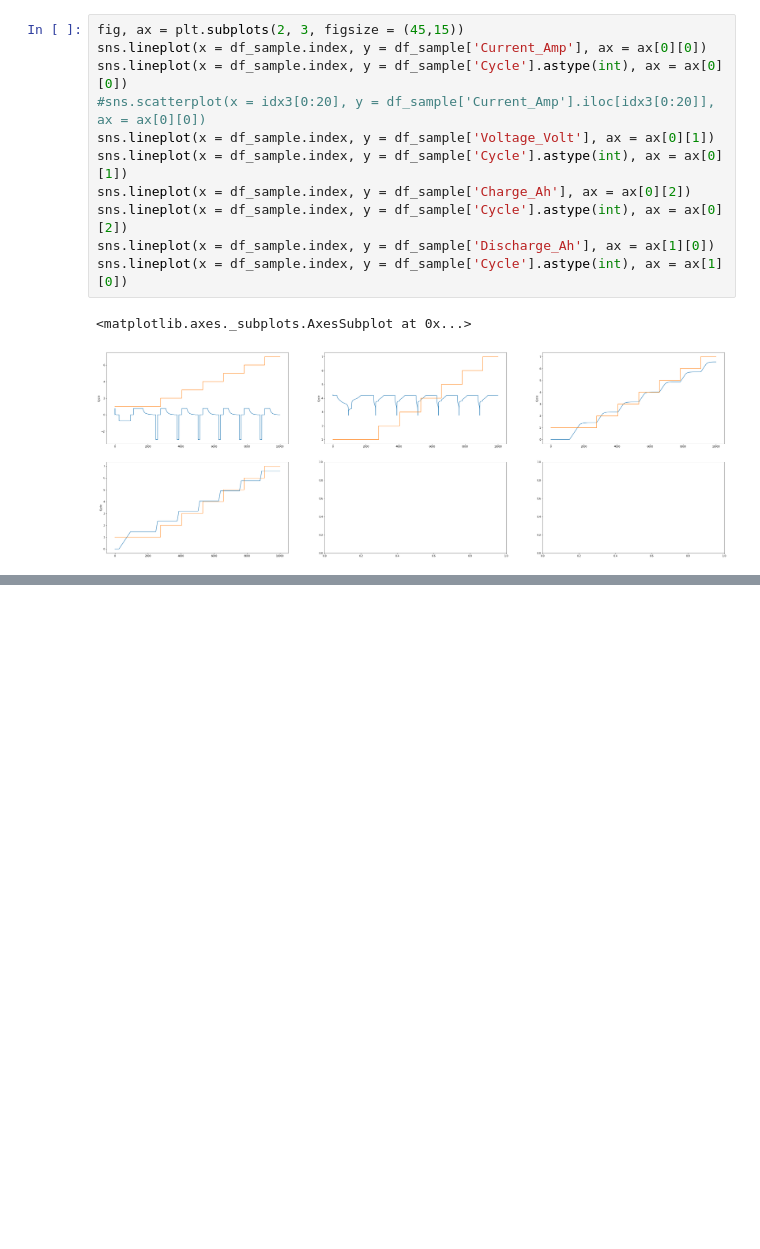
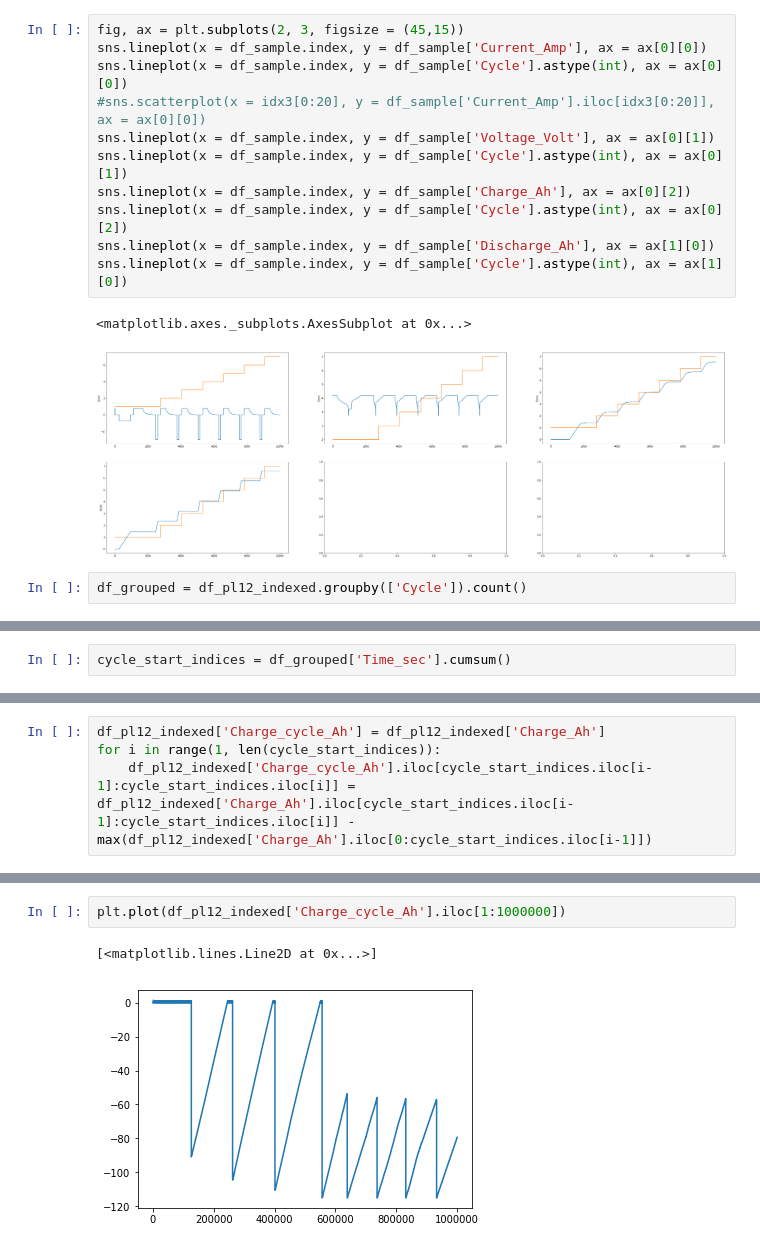
Before and after one commit to chintanp/BattDeg, a Jupyter notebook: scripts/data_exploration.ipynb, the cells around one changed output, grey strips where cells are left out. Saved outputs shown, nothing was run; the diff lists cells and outputs as text; blank space fills up the shorter version.

Commit message:
WIP charge per cycle

```diff
--- a/scripts/data_exploration.ipynb
+++ b/scripts/data_exploration.ipynb
@@ -199,3 +172,5 @@ sns.lineplot(x = df_sample.index, y = df_sample['Cycle'].astype(int), ax = ax[1]
 # %% [output]
 <matplotlib.axes._subplots.AxesSubplot at 0x...>
 [figure]
+# %%
+df_grouped = df_pl12_indexed.groupby(['Cycle']).count()
@@ -201,0 +198,2 @@ sns.lineplot(x = df_sample.index, y = df_sample['Cycle'].astype(int), ax = ax[1]
+# %%
+cycle_start_indices = df_grouped['Time_sec'].cumsum()
@@ -201,0 +208,4 @@ sns.lineplot(x = df_sample.index, y = df_sample['Cycle'].astype(int), ax = ax[1]
+# %%
+df_pl12_indexed['Charge_cycle_Ah'] = df_pl12_indexed['Charge_Ah']
+for i in range(1, len(cycle_start_indices)):
+    df_pl12_indexed['Charge_cycle_Ah'].iloc[cycle_start_indices.iloc[i-1]:cycle_start_indices.iloc[i]] =  df_pl12_indexed['Charge_Ah'].iloc[cycle_start_indices.iloc[i-1]:cycle_start_indices.iloc[i]] - max(df_pl12_indexed['Charge_Ah'].iloc[0:cycle_start_indices.iloc[i-1]])
@@ -201,0 +226,5 @@ sns.lineplot(x = df_sample.index, y = df_sample['Cycle'].astype(int), ax = ax[1]
+# %%
+plt.plot(df_pl12_indexed['Charge_cycle_Ah'].iloc[1:1000000])
+# %% [output]
+[<matplotlib.lines.Line2D at 0x...>]
+[figure, added]
```
Also changed, not shown: parts of 11 cells of this notebook, 1 other file.
